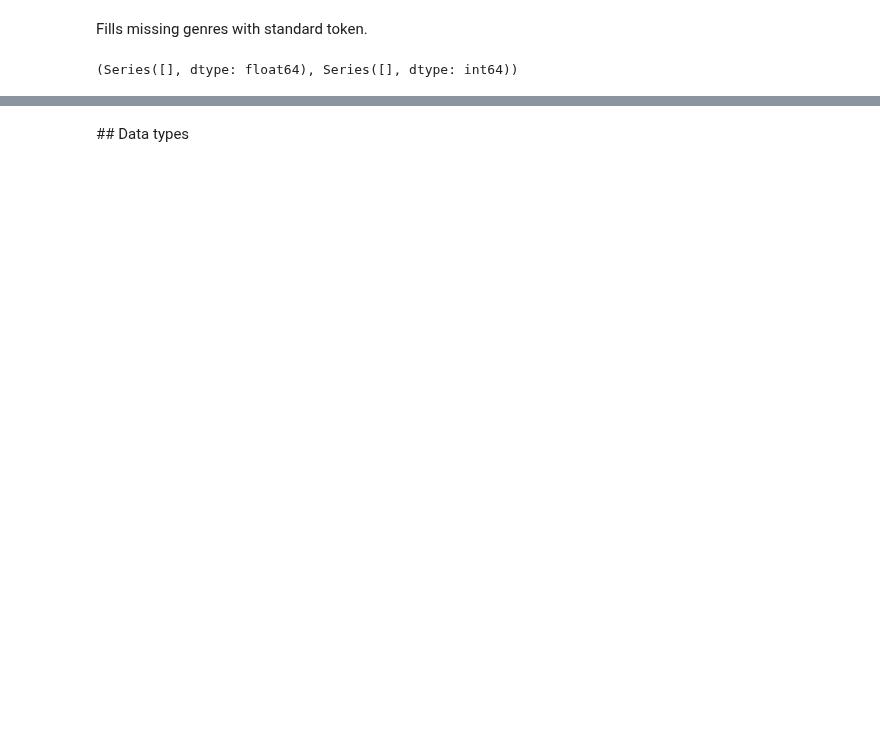
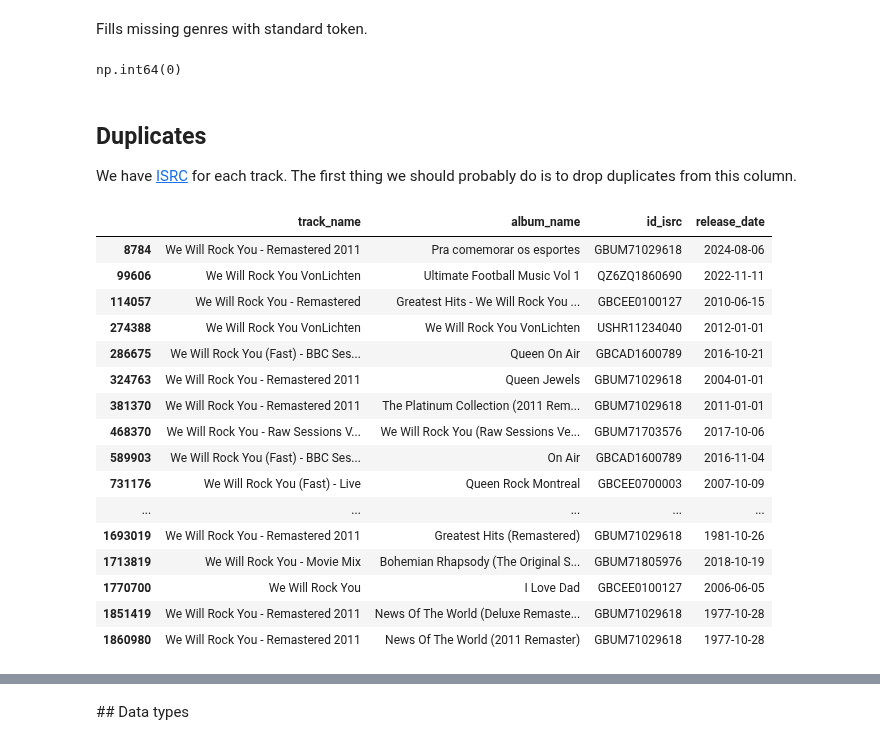
Before and after one commit to peppedilillo/toposonico, a Jupyter notebook: notebooks/06_cleaning.ipynb, the cells around one changed output, grey strips where cells are left out. Cells and saved outputs as stored; diff of their text form; code cells hidden in the pictures; blank space fills up the shorter version.

```diff
--- a/notebooks/06_cleaning.ipynb
+++ b/notebooks/06_cleaning.ipynb
@@ -59,6 +59,31 @@ Fills missing genres with standard token.
 # %%
 df["artist_genres"] = df["artist_genres"].fillna(value="<GENRE_UNKNOWN>")
 # %%
-100 * missing[(missing := df.isna().sum()) > 0] / len(df), missing[missing > 0]
+df.isna().sum().sum()
 # %% [output]
-(Series([], dtype: float64), Series([], dtype: int64))
+np.int64(0)
+# %% [markdown]
+## Duplicates
+
+We have [ISRC](https://en.wikipedia.org/wiki/International_Standard_Recording_Code) for each track. The first thing we should probably do is to drop duplicates from this column.
+# %%
+_df = df[df["artist_rowid"] == 5587713] # Queen, large historical catalog
+_df[["track_name", "album_name", "id_isrc", "release_date"]][_df["track_name"].str.lower().str.startswith("we will rock")]
+# %% [output]
+|  | track_name | album_name | id_isrc | release_date |
+| 8784 | We Will Rock You - Remastered 2011 | Pra comemorar os esportes | GBUM71029618 | 2024-08-06 |
+| 99606 | We Will Rock You VonLichten | Ultimate Football Music Vol 1 | QZ6ZQ1860690 | 2022-11-11 |
+| 114057 | We Will Rock You - Remastered | Greatest Hits - We Will Rock You ... | GBCEE0100127 | 2010-06-15 |
+| 274388 | We Will Rock You VonLichten | We Will Rock You VonLichten | USHR11234040 | 2012-01-01 |
+| 286675 | We Will Rock You (Fast) - BBC Ses... | Queen On Air | GBCAD1600789 | 2016-10-21 |
+| 324763 | We Will Rock You - Remastered 2011 | Queen Jewels | GBUM71029618 | 2004-01-01 |
+| 381370 | We Will Rock You - Remastered 2011 | The Platinum Collection (2011 Rem... | GBUM71029618 | 2011-01-01 |
+| 468370 | We Will Rock You - Raw Sessions V... | We Will Rock You (Raw Sessions Ve... | GBUM71703576 | 2017-10-06 |
+| 589903 | We Will Rock You (Fast) - BBC Ses... | On Air | GBCAD1600789 | 2016-11-04 |
+| 731176 | We Will Rock You (Fast) - Live | Queen Rock Montreal | GBCEE0700003 | 2007-10-09 |
+| ... | ... | ... | ... | ... |
+| 1693019 | We Will Rock You - Remastered 2011 | Greatest Hits (Remastered) | GBUM71029618 | 1981-10-26 |
+| 1713819 | We Will Rock You - Movie Mix | Bohemian Rhapsody (The Original S... | GBUM71805976 | 2018-10-19 |
+| 1770700 | We Will Rock You | I Love Dad | GBCEE0100127 | 2006-06-05 |
+| 1851419 | We Will Rock You - Remastered 2011 | News Of The World (Deluxe Remaste... | GBUM71029618 | 1977-10-28 |
+| 1860980 | We Will Rock You - Remastered 2011 | News Of The World (2011 Remaster) | GBUM71029618 | 1977-10-28 |
```
Also changed, not shown: parts of 11 cells of this notebook, 2 other files.
